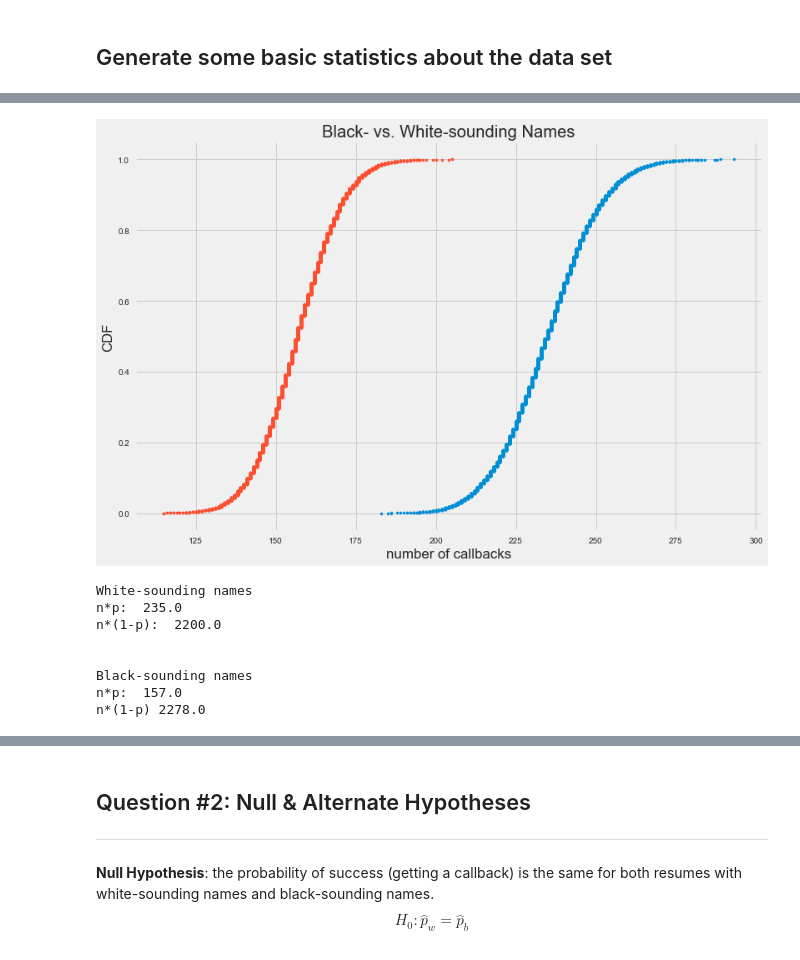
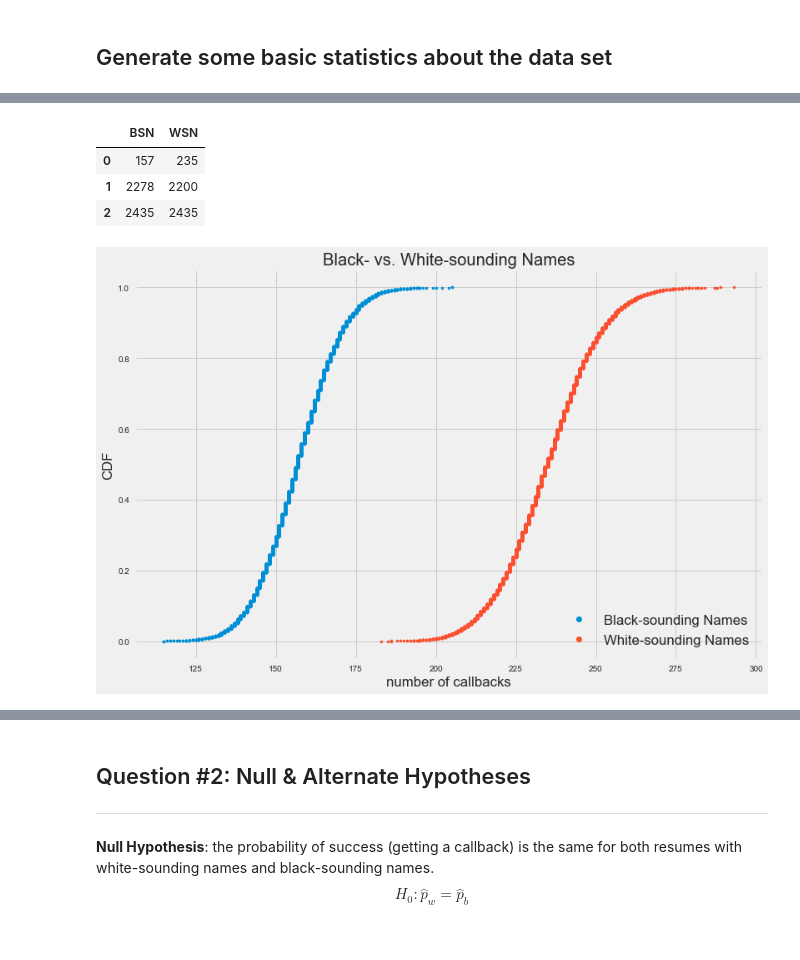
Before and after one commit to b-gibbs/data_science, a Jupyter notebook: Statistical Inference/Ex 2 Racial Discrimination/sliderule_dsi_inferential_statistics_exercise_2.ipynb, the cells around one changed output, grey strips where cells are left out. Saved outputs shown, nothing was run; the diff lists cells and outputs as text; code cells hidden in the pictures.

```diff
--- a/Statistical Inference/Ex 2 Racial Discrimination/sliderule_dsi_inferential_statistics_exercise_2.ipynb
+++ b/Statistical Inference/Ex 2 Racial Discrimination/sliderule_dsi_inferential_statistics_exercise_2.ipynb
@@ -139,43 +149,35 @@ p: 0.08049281314168377
+# %%
+tbl = pd.DataFrame({'WSN' : np.array([w_r, w_n - w_r, w_n]).astype(int),
+       'BSN' : np.array([b_r, b_n - b_r, b_n]).astype(int)})
+
+tbl
+# %% [output]
+|  | BSN | WSN |
+| 0 | 157 | 235 |
+| 1 | 2278 | 2200 |
+| 2 | 2435 | 2435 |
 # %%
 # Plot CDFs of callbacks for black- vs. white-sounding names
 
 sns.set(rc={"figure.figsize": (12, 8)})
 plt.style.use('fivethirtyeight')
 
 w_samples = np.random.binomial(w_n, w_p, size=10000)
 b_samples = np.random.binomial(b_n, b_p, size=10000)
 
+bx, by = ecdf(b_samples)
+_ = plt.plot(bx, by, marker='.', linestyle='none')
+
 wx, wy = ecdf(w_samples)
 _ = plt.plot(wx, wy, marker='.', linestyle='none')
 
-bx, by = ecdf(b_samples)
-_ = plt.plot(bx, by, marker='.', linestyle='none')
 plt.margins = 0.02
 _ = plt.xlabel('number of callbacks')
 _ = plt.ylabel('CDF')
 _ = plt.title('Black- vs. White-sounding Names')
-plt.show();
+_ = plt.legend(('Black-sounding Names', 'White-sounding Names'), loc='lower right', fontsize='large', markerscale=2)
 # %% [output]
-[figure, old version]
+[figure, new version]
-# %%
-# threshold calculations for treatment as a normal distribution
-
-print('White-sounding names')
-print('n*p: ', w_n * w_p)
-print('n*(1-p): ', w_n * (1-w_p))
-
-print('\n\nBlack-sounding names')
-print('n*p: ', b_n * b_p)
-print('n*(1-p)', b_n * (1-b_p))
-# %% [output]
-White-sounding names
-n*p:  235.0
-n*(1-p):  2200.0
-
-
-Black-sounding names
-n*p:  157.0
-n*(1-p) 2278.0
 # %% [markdown]
 ## Question #1: What is the appropriate test for this problem?
 ***
```
Also changed, not shown: parts of 14 cells of this notebook, 1 other file.
